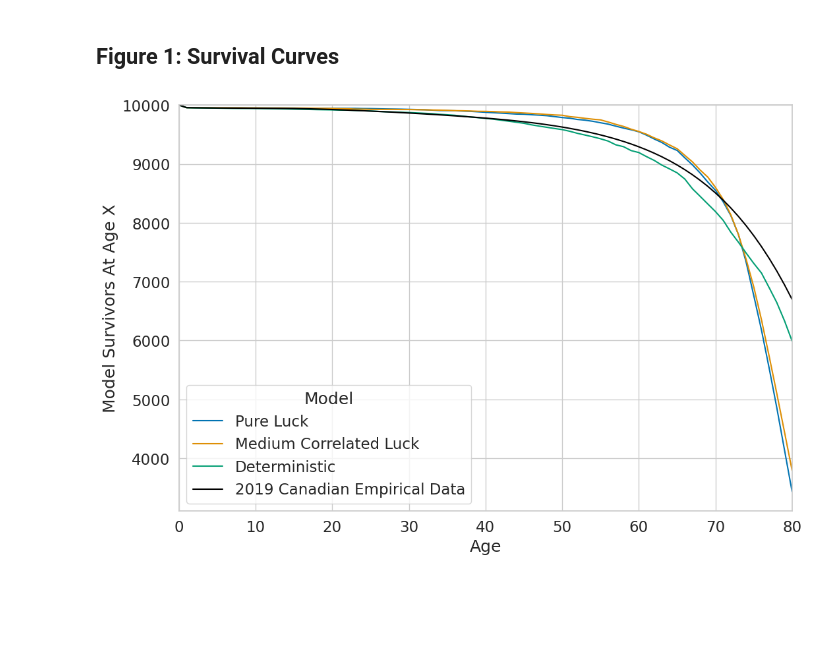
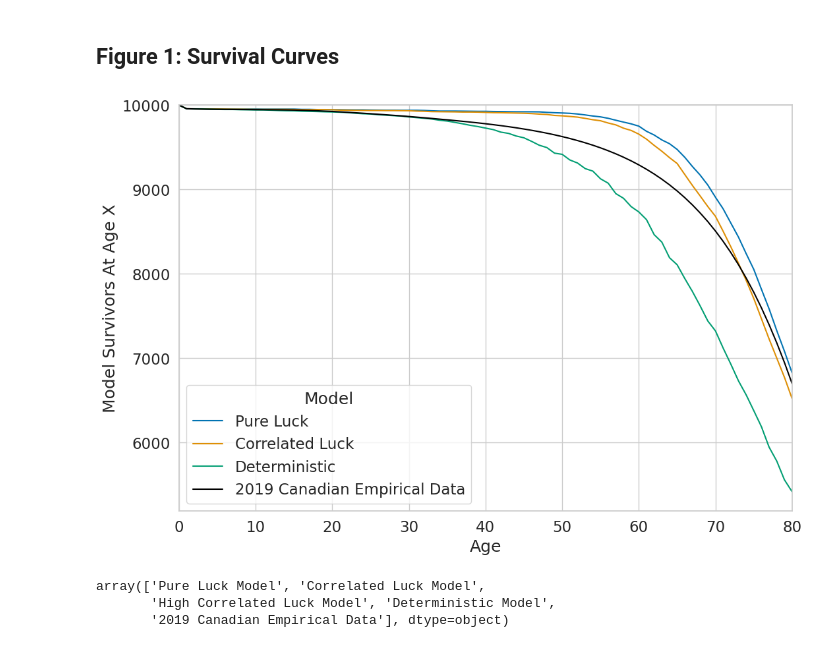
Before and after one commit to yannguerin/role_of_luck_in_health_inequality, a Jupyter notebook: manuscript_results.ipynb, the cells around one changed output. Saved outputs shown, nothing was run; the diff lists cells and outputs as text; code cells hidden in the pictures; blank space fills up the shorter version.

```diff
--- a/manuscript_results.ipynb
+++ b/manuscript_results.ipynb
@@ -22,8 +52,7 @@ sns.set_context("notebook", font_scale=1.25)
 # %% [markdown]
 ### Loading the DataFrames of Simulation Data
 # %%
-sim_names = list(simulation_num_to_name_mapping.keys())
-sim_names.remove("Highly correlated luck model")
+sim_names = simulation_num_to_name_mapping.keys()
 
 sim_populations = {}
 sim_pop_over_time = {}
@@ -31,10 +60,10 @@ sim_cross_sectional = {}
 sim_cross_sectional_zombie = {}
 
 for sim_name in sim_names:
-    temp_df = pd.read_csv(f"./results/simulation_datasets/{sim_name}/population.csv", index_col=0)
+    temp_df = pd.read_csv(f"./cross_sectional_datasets/{sim_name}/population.csv", index_col=0)
     sim_populations[sim_name] = temp_df
 
-    temp_df = pd.read_csv(f"./results/simulation_datasets/{sim_name}/population_over_time.csv", index_col=0)
+    temp_df = pd.read_csv(f"./cross_sectional_datasets/{sim_name}/population_over_time.csv", index_col=0)
     sim_pop_over_time[sim_name] = temp_df
 # %% [markdown]
 ### Model Mortality for All Simulations
@@ -79,21 +108,29 @@ all_sims_mortality['Model'] = all_sims_mortality['Model'].replace(sim_name_repla
 # %% [markdown]
 ## Figure 1: Survival Curves
 # %%
+# Modified for diverging colors
+
 # Modified to have the real world be black
 modified_palette = list(sns.color_palette())
 modified_palette[3] = (0,0,0)
 
 sns.set_context("notebook", font_scale=1.5)
 
 fig, axs = plt.subplots(figsize=(12,8))
-sns.lineplot(data=all_sims_mortality, x='age', y='Model survivors at age x', hue='Model', ax=axs, palette=modified_palette)
+sns.lineplot(data=all_sims_mortality[all_sims_mortality['Model'] != "High Correlated Luck Model"], x='age', y='Model survivors at age x', hue='Model', ax=axs, palette=modified_palette)
 axs.set_xlim(0, 80)
 axs.set_ylim(top=10_000)
 axs.legend(labels=[label.rstrip(" Model") for label in axs.get_legend_handles_labels()[1]], handles=axs.get_legend_handles_labels()[0])
 axs.get_legend().set_title("Model")
 axs.set_ylabel(axs.get_ylabel().title())
 axs.set_xlabel(axs.get_xlabel().title())
 
 fig.savefig("./figures/manuscript_figures/Figure_1.png", dpi=600, bbox_inches='tight')
 # %% [output]
-[figure, old version]
+[figure, new version]
+# %%
+all_sims_mortality.Model.unique()
+# %% [output]
+array(['Pure Luck Model', 'Correlated Luck Model',
+       'High Correlated Luck Model', 'Deterministic Model',
+       '2019 Canadian Empirical Data'], dtype=object)
```
Also changed, not shown: parts of 84 cells of this notebook.
